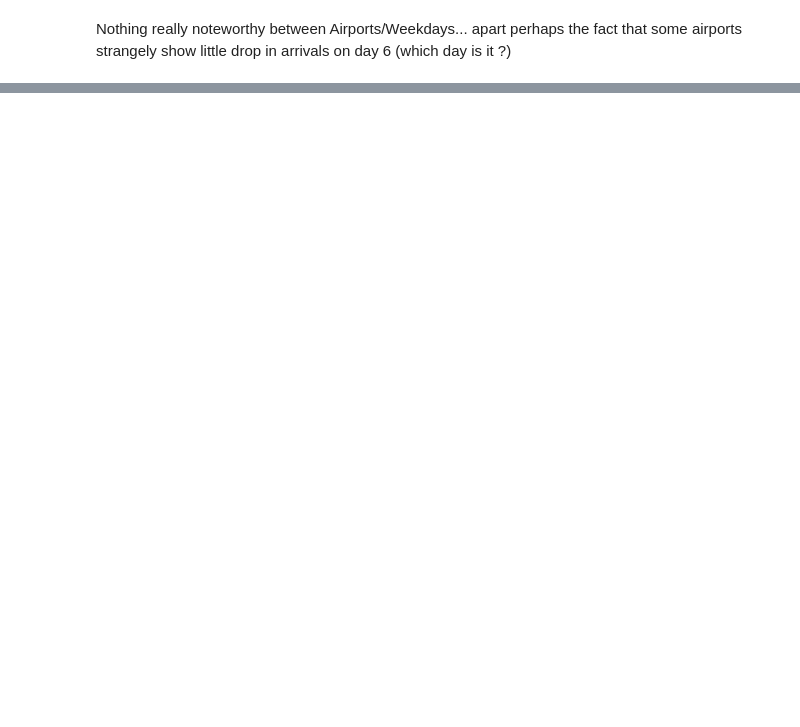
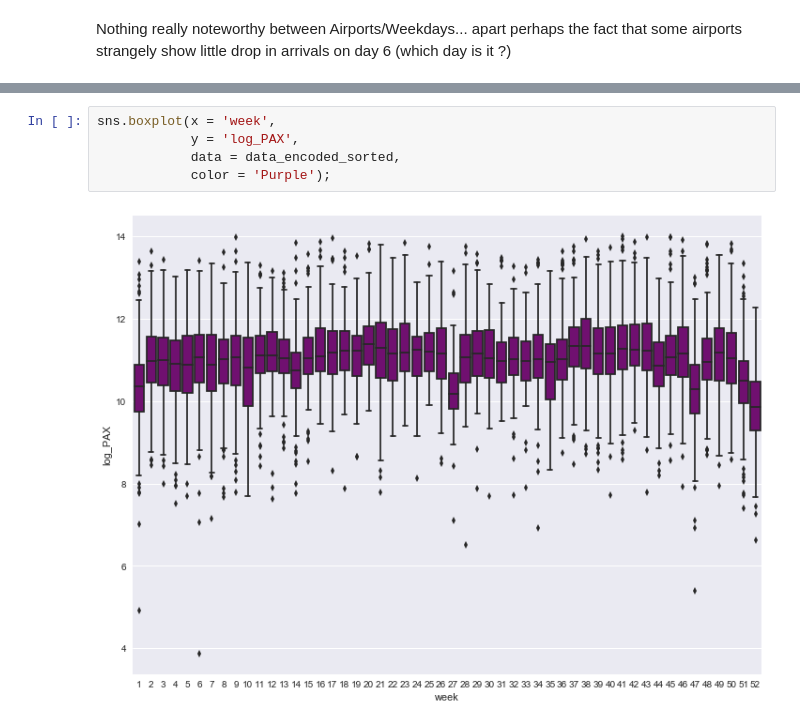
Before and after one commit to tostain/air_passengers, a Jupyter notebook: notebooks/air_passengers_exploration.ipynb, the cells around one changed output, grey strips where cells are left out. Saved outputs shown, nothing was run; the diff lists cells and outputs as text; blank space fills up the shorter version.

```diff
--- a/notebooks/air_passengers_exploration.ipynb
+++ b/notebooks/air_passengers_exploration.ipynb
@@ -285,0 +300,7 @@ grid.map(sns.pointplot, "weekday", "log_PAX");
+# %%
+sns.boxplot(x = 'week',
+            y = 'log_PAX',
+            data = data_encoded_sorted,
+            color = 'Purple');
+# %% [output]
+[figure, added]
```
Also changed, not shown: parts of 14 cells of this notebook, 7 other files.
